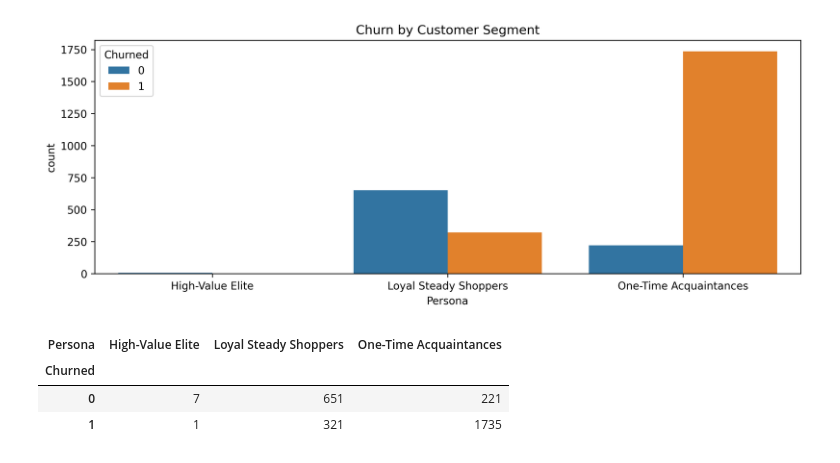
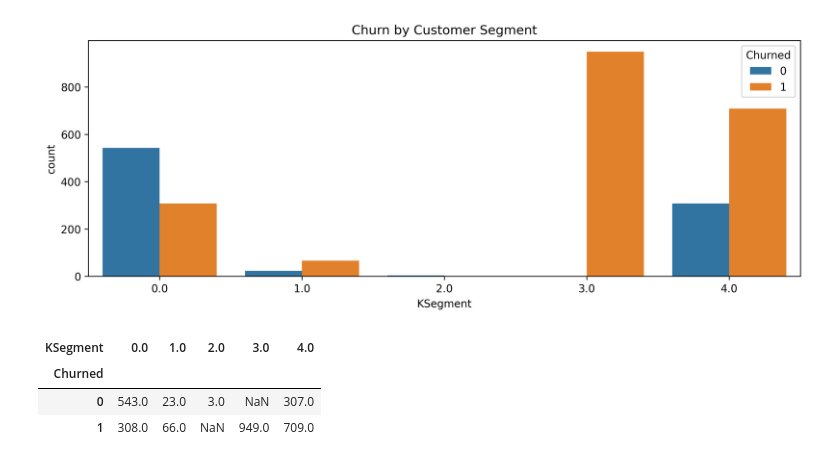
Before and after one commit to mundundan-star/online-retail-customer-analytics, a Jupyter notebook: 5.0 Churn_Model_Selection and Evaluation.ipynb, the cells around one changed output. Drawn from its saved outputs; the diff is of its cells as text; code cells hidden in the pictures.

```diff
--- a/5.0 Churn_Model_Selection and Evaluation.ipynb
+++ b/5.0 Churn_Model_Selection and Evaluation.ipynb
@@ -20,7 +20,7 @@ SELECT "CustomerID",
     "Tenure",
     "ProductDiversity",
     "CohortMonth",
-    "Persona",
+    "KSegment",
     "Churned"
 FROM v_customer_metrics
 INNER JOIN (SELECT "CustomerID",
@@ -28,13 +28,14 @@ INNER JOIN (SELECT "CustomerID",
               FROM v_churn_analysis_candidates)
 USING("CustomerID")
 LEFT JOIN (SELECT "CustomerID",
-          "Persona"
+          "KSegment"
           FROM customer_segment_labels)
 USING("CustomerID")
 """
 
-df = pd.read_sql(text(query), con = engine)
+df = pd.read_sql(text(query), con = engine).dropna()
 print("Preview of sql query:")
+print(df.isna().sum())
 df.head()
 # %% [output]
 Preview of sql query:
@@ -47,16 +59,16 @@ Preview of sql query:
 # %%
 plt.figure(figsize = (12,4), dpi = 300)
-sns.countplot(data = df, x = 'Persona', hue = 'Churned')
+sns.countplot(data = df, x = 'KSegment', hue = 'Churned')
 plt.title("Churn by Customer Segment")
 plt.show()
 
-df.groupby(['Persona', 'Churned']).size().unstack(level= 0)
+df.groupby(['KSegment', 'Churned']).size().unstack(level= 0)
 # %% [output]
-[figure, old version]
+[figure, new version]
-| Persona | High-Value Elite | Loyal Steady Shoppers | One-Time Acquaintances |
-| Churned |  |  |  |
-| 0 | 7 | 651 | 221 |
-| 1 | 1 | 321 | 1735 |
+| KSegment | 0.0 | 1.0 | 2.0 | 3.0 | 4.0 |
+| Churned |  |  |  |  |  |
+| 0 | 543.0 | 23.0 | 3.0 | NaN | 307.0 |
+| 1 | 308.0 | 66.0 | NaN | 949.0 | 709.0 |
 # %%
 from sklearn.linear_model import LogisticRegression
 from sklearn.ensemble import RandomForestClassifier
```
Also changed, not shown: parts of 6 cells of this notebook.
